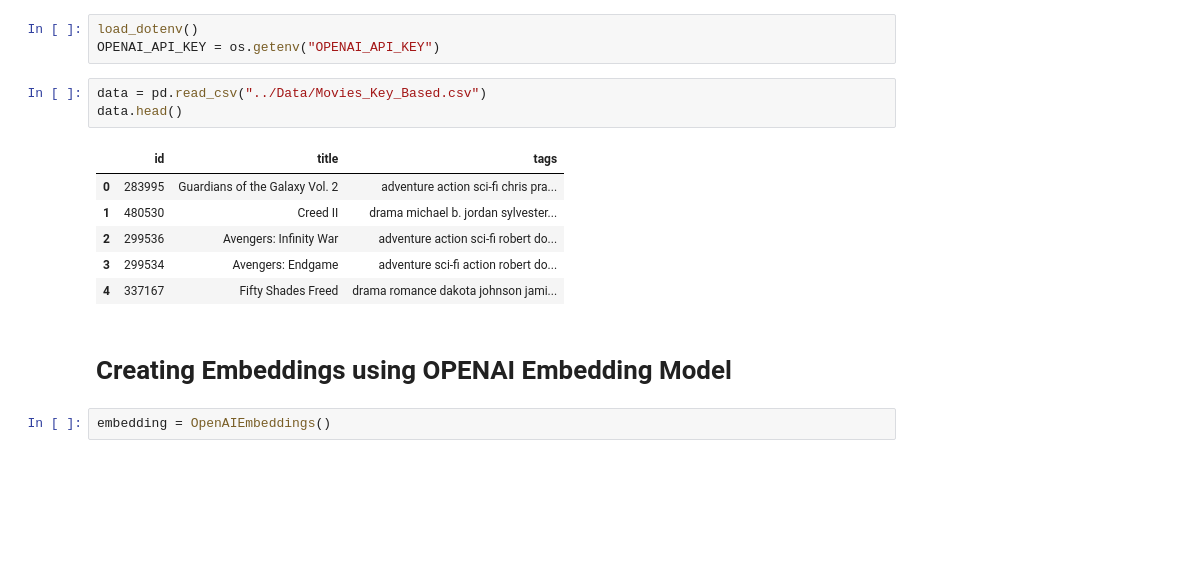
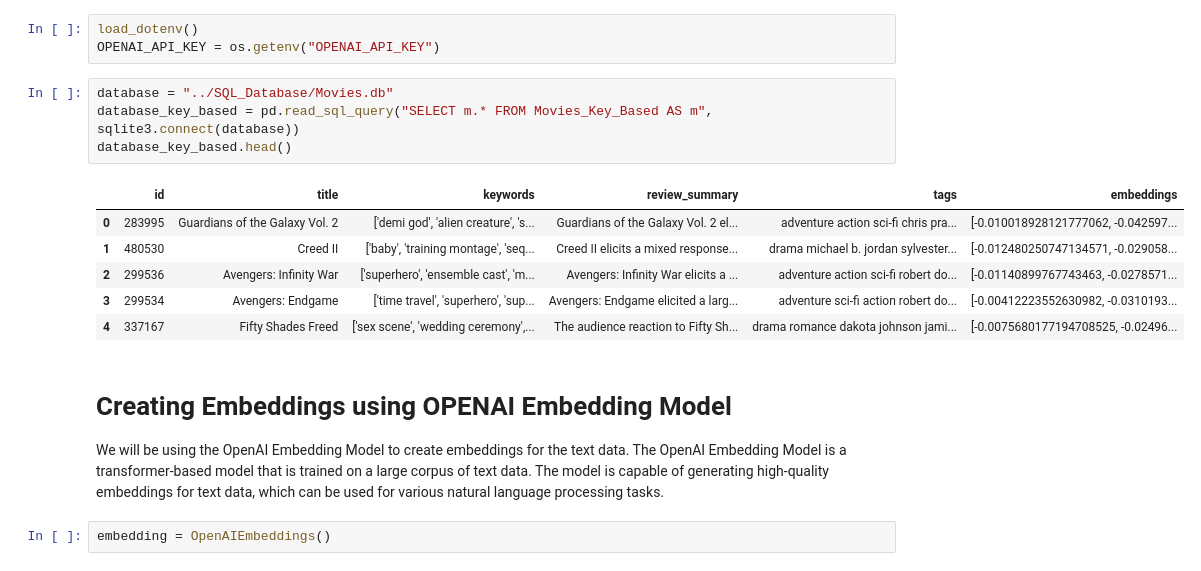
Before and after one commit to d-pamneja/Chitra, a Jupyter notebook: PreProcessing/Movies_KeyBased_Embedding.ipynb, the cells around one changed output. Saved outputs shown, nothing was run; the diff lists cells and outputs as text; blank space fills up the shorter version.

```diff
--- a/PreProcessing/Movies_KeyBased_Embedding.ipynb
+++ b/PreProcessing/Movies_KeyBased_Embedding.ipynb
@@ -13,18 +13,20 @@ from langchain.embeddings import OpenAIEmbeddings
 # %%
 load_dotenv()
 OPENAI_API_KEY = os.getenv("OPENAI_API_KEY")
-# %%
-data = pd.read_csv("../Data/Movies_Key_Based.csv")
-data.head()
-# %% [output]
-|  | id | title | tags |
-| 0 | 283995 | Guardians of the Galaxy Vol. 2 | adventure action sci-fi chris pra... |
-| 1 | 480530 | Creed II | drama michael b. jordan sylvester... |
-| 2 | 299536 | Avengers: Infinity War | adventure action sci-fi robert do... |
-| 3 | 299534 | Avengers: Endgame | adventure sci-fi action robert do... |
-| 4 | 337167 | Fifty Shades Freed | drama romance dakota johnson jami... |
-# %% [markdown]
-# Creating Embeddings using OPENAI Embedding Model
+# %%
+database = "../SQL_Database/Movies.db"
+database_key_based = pd.read_sql_query("SELECT m.* FROM Movies_Key_Based AS m", sqlite3.connect(database))
+database_key_based.head()
+# %% [output]
+|  | id | title | keywords | review_summary | tags | embeddings |
+| 0 | 283995 | Guardians of the Galaxy Vol. 2 | ['demi god', 'alien creature', 's... | Guardians of the Galaxy Vol. 2 el... | adventure action sci-fi chris pra... | [-0.010018928121777062, -0.042597... |
+| 1 | 480530 | Creed II | ['baby', 'training montage', 'seq... | Creed II elicits a mixed response... | drama michael b. jordan sylvester... | [-0.012480250747134571, -0.029058... |
+| 2 | 299536 | Avengers: Infinity War | ['superhero', 'ensemble cast', 'm... | Avengers: Infinity War elicits a ... | adventure action sci-fi robert do... | [-0.01140899767743463, -0.0278571... |
+| 3 | 299534 | Avengers: Endgame | ['time travel', 'superhero', 'sup... | Avengers: Endgame elicited a larg... | adventure sci-fi action robert do... | [-0.00412223552630982, -0.0310193... |
+| 4 | 337167 | Fifty Shades Freed | ['sex scene', 'wedding ceremony',... | The audience reaction to Fifty Sh... | drama romance dakota johnson jami... | [-0.0075680177194708525, -0.02496... |
+# %% [markdown]
+# Creating Embeddings using OPENAI Embedding Model
+We will be using the OpenAI Embedding Model to create embeddings for the text data. The OpenAI Embedding Model is a transformer-based model that is trained on a large corpus of text data. The model is capable of generating high-quality embeddings for text data, which can be used for various natural language processing tasks.
 # %%
 embedding = OpenAIEmbeddings()
 # %%
```
Also changed, not shown: parts of 7 cells of this notebook, 14 other files.
